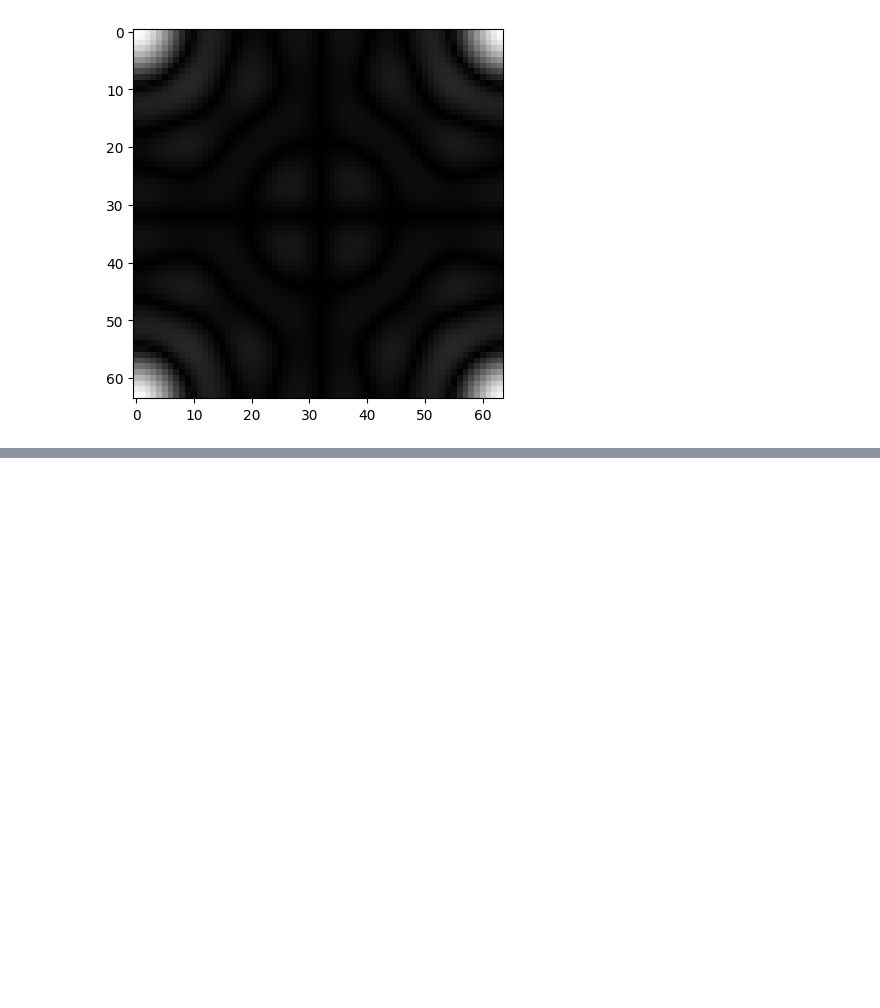
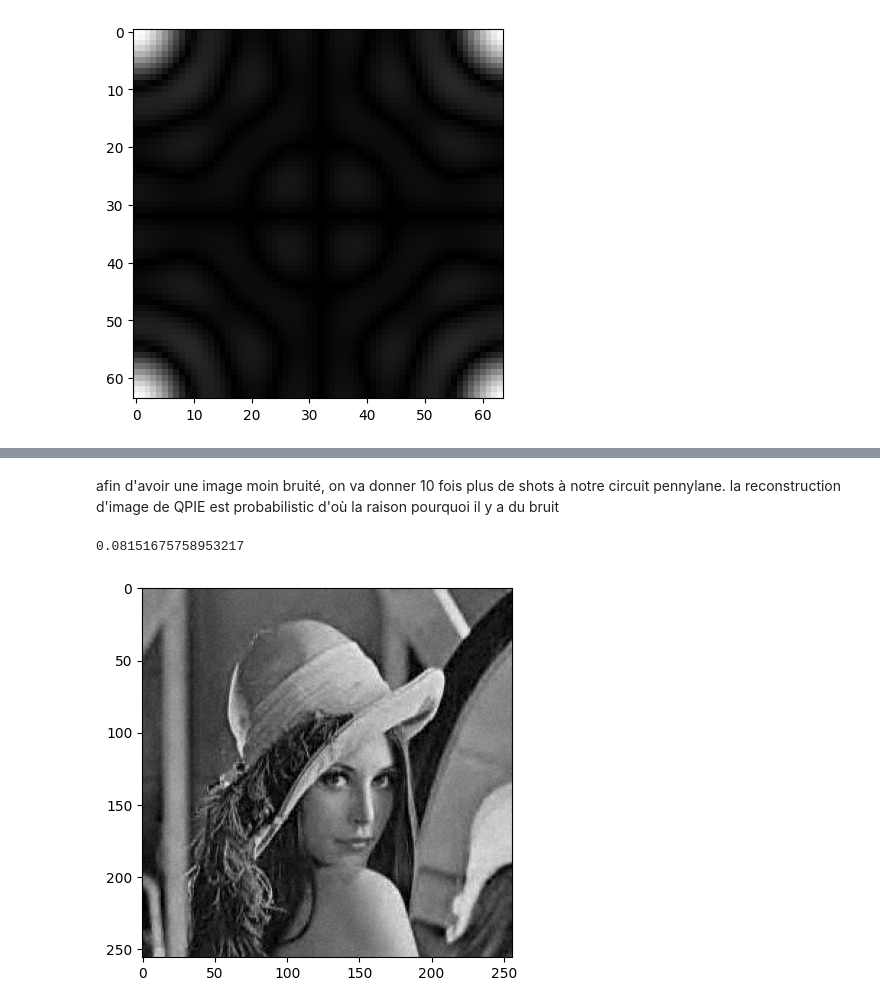
Before and after one commit to Kuift/QuantumAstronomy, a Jupyter notebook: QPIE_Pennylane.ipynb, the cells around one changed output, grey strips where cells are left out. Drawn from its saved outputs; the diff is of its cells as text; code cells hidden in the pictures; blank space fills up the shorter version.

```diff
--- a/QPIE_Pennylane.ipynb
+++ b/QPIE_Pennylane.ipynb
@@ -218,0 +253,20 @@ MSE(imout,im)
+# %% [markdown]
+afin d'avoir une image moin bruité, on va donner 10 fois plus de shots à notre circuit pennylane. la reconstruction d'image de QPIE est probabilistic d'où la raison pourquoi il y a du bruit
+# %%
+
+amp, n = qpie_encoding(im)
+SHOTS = 1048576*10 # 2**10 * 10
+dev3 = qml.device('default.qubit', wires=n, shots=SHOTS)
+norm = (np.linalg.norm(im.flatten()))
+measured_circuit = np.sqrt(circuit(amp,n,dev3)()) * norm
+imout = measured_circuit.reshape(img.shape) # 5.2 secs, MSE : 0.08033409823503883
+# measured_circuit = circuit_counts(amp,n,dev3)()
+# imout = decode_out(measured_circuit, norm, n) # 3 minutes 6 secs, MSE : 0.0818171451810771
+plt.figure()
+plt.imshow(imout,cmap='gray')
+SHOTS = 1048576
+
+MSE(imout,im)
+# %% [output]
+0.08151675758953217
+[figure, added]
```
Also changed, not shown: parts of 19 cells of this notebook.
